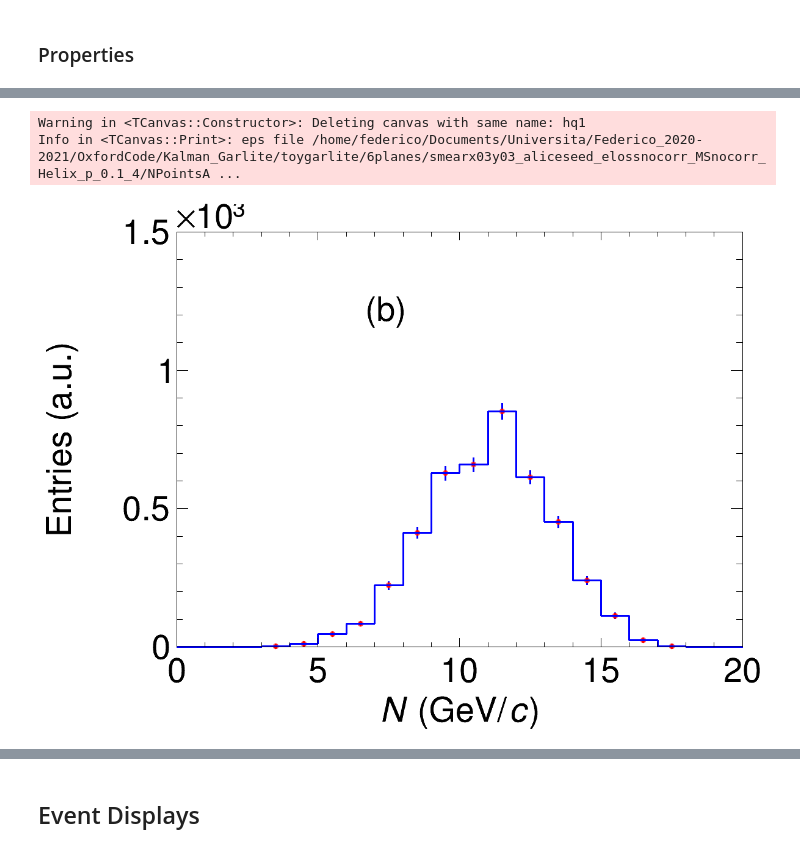
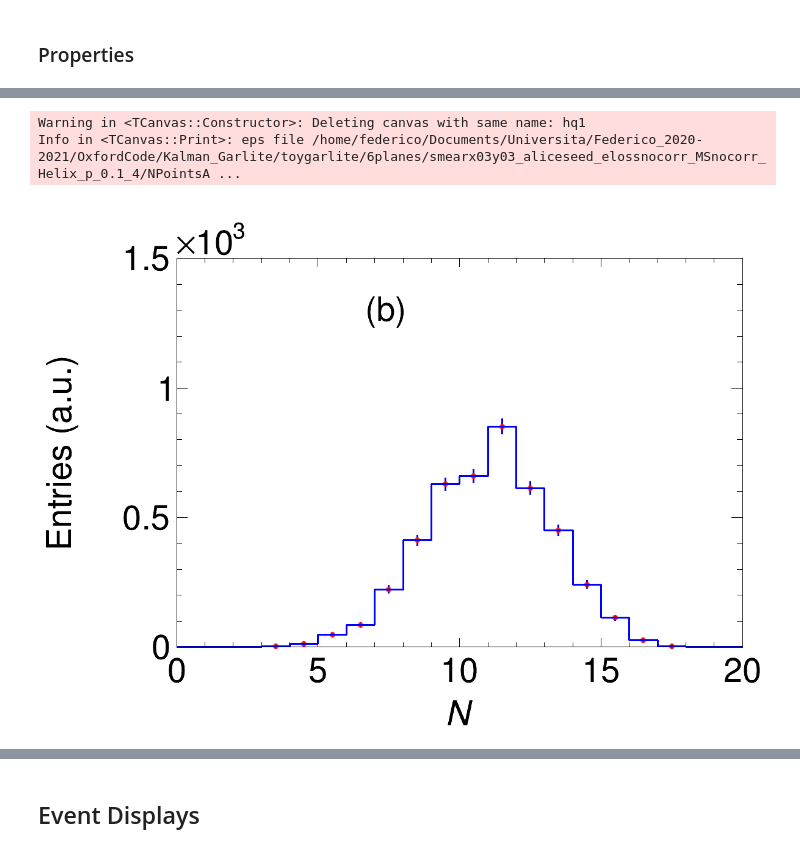
Before and after one commit to Trenchcoat95/OxfordCode, a Jupyter notebook: Kalman_Garlite/jupyter_notebooks/props_res_garlite_ana.ipynb, the cells around one changed output, grey strips where cells are left out. Saved outputs shown, nothing was run; the diff lists cells and outputs as text; code cells hidden in the pictures.

```diff
--- a/Kalman_Garlite/jupyter_notebooks/props_res_garlite_ana.ipynb
+++ b/Kalman_Garlite/jupyter_notebooks/props_res_garlite_ana.ipynb
@@ -410,28 +412,29 @@ Info in <TCanvas::Print>: eps file /home/federico/Documents/Universita/Federico_
 # %%
 hq1 = ROOT.TCanvas("hq1","hq1",1200,900)
 SetCanvas(hq1)
 hq1.SetLeftMargin(0.19)
 hq1.SetBottomMargin(0.16)
-SetHisto(hNPoints,";#it{N} (GeV/#it{c});Entries (a.u.)",ROOT.kRed,20,[0,300*5])
+hq1.SetTopMargin(0.11)
+SetHisto(hNPoints,";#it{N};Entries (a.u.)",ROOT.kRed,20,[0,300*5])
 hNPoints.SetLineColor(ROOT.kBlue)
 hNPoints.GetXaxis().SetTitleSize(0.07)
 hNPoints.GetXaxis().SetTitleOffset(1.1)
 hNPoints.GetYaxis().SetTitleSize(0.07)
 hNPoints.GetYaxis().SetTitleOffset(1.4)
 hNPoints.GetXaxis().SetLabelSize(0.07)
 hNPoints.GetYaxis().SetLabelSize(0.07)
 hNPoints.Draw("E HIST")
 legendchi2 = ROOT.TLegend(0.44,0.7,0.92,0.88)
 SetLegend(legendchi2)
 legendchi2.SetTextSize(0.05*0.68*2)
 legendchi2.SetHeader("(b)")
 legendchi2.Draw()
 hq1.Draw()
 hq1.Print(folder+"NPointsAllTall.eps")
 # %% [output]
 Warning in <TCanvas::Constructor>: Deleting canvas with same name: hq1
 Info in <TCanvas::Print>: eps file /home/federico/Documents/Universita/Federico_2020-2021/OxfordCode/Kalman_Garlite/toygarlite/6planes/smearx03y03_aliceseed_elossnocorr_MSnocorr_Helix_p_0.1_4/NPointsA ...
-[figure, old version]
+[figure, new version]
 # %%
 hq1 = ROOT.TCanvas("hq1","hq1",1200,900)
 SetCanvas(hq1)
```
Also changed, not shown: parts of 3 cells of this notebook, 13 other files.
